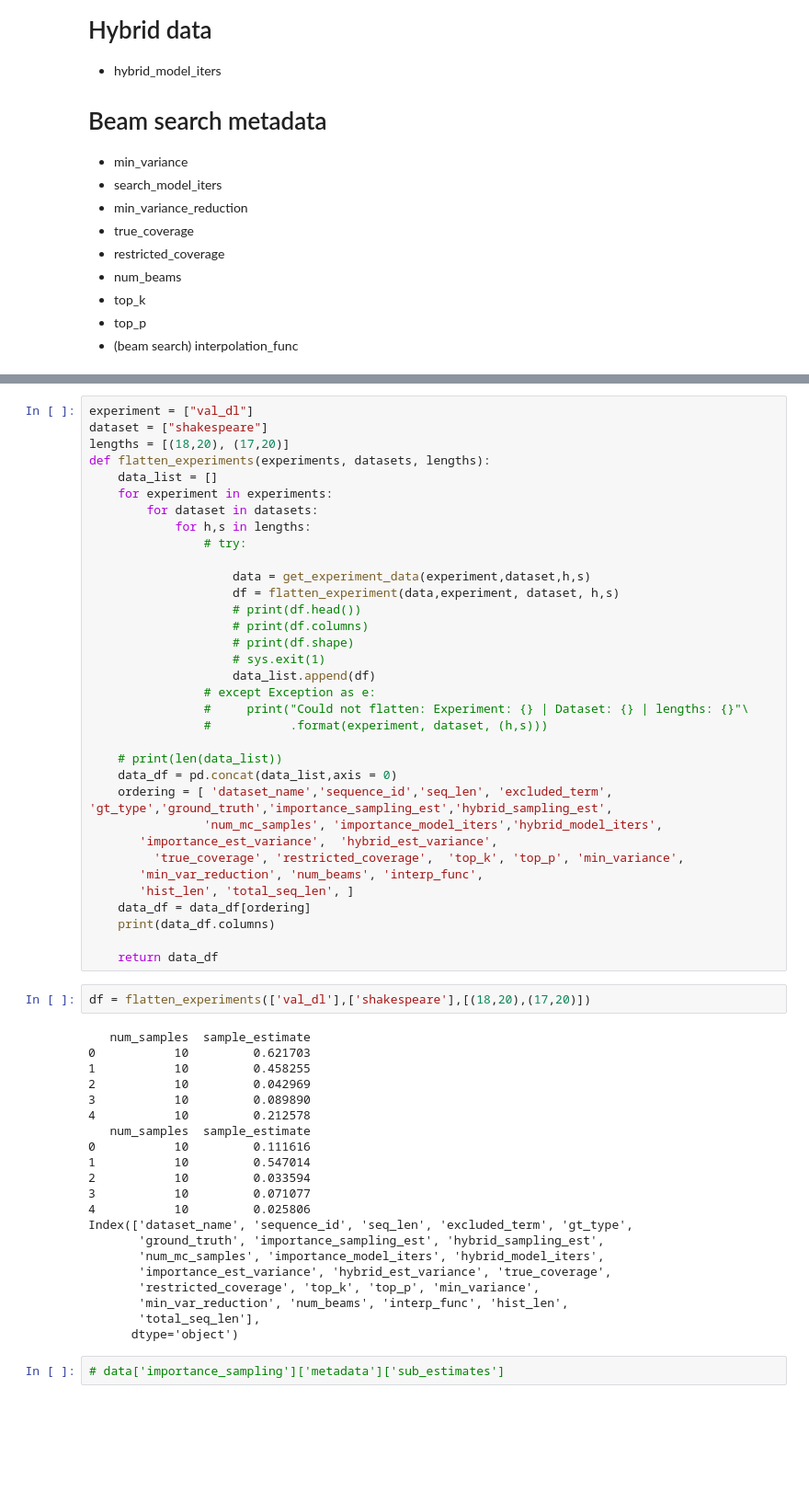
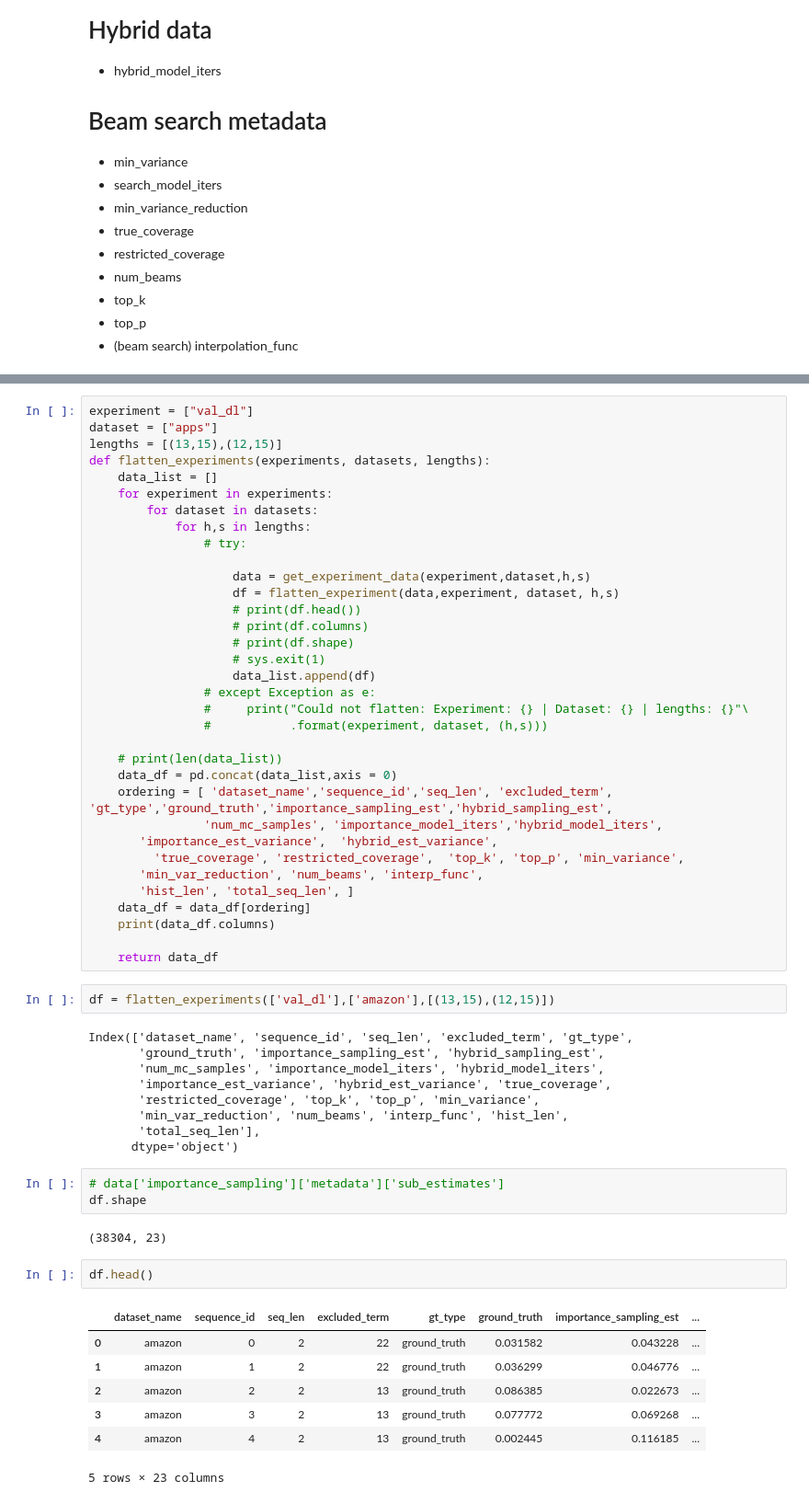
Before and after one commit to vshah99/prob_seq_queries_nnproject, a Jupyter notebook: notebooks/flatten_dataset.ipynb, the cells around one changed output, grey strips where cells are left out. Shown at 92% size. Saved outputs shown, nothing was run; the diff lists cells and outputs as text; blank space fills up the shorter version.

```diff
--- a/notebooks/flatten_dataset.ipynb
+++ b/notebooks/flatten_dataset.ipynb
@@ -246,8 +261,8 @@ def flatten_experiment(data_dict,experiment, dataset,h,s,
     return final_df
 # %%
 experiment = ["val_dl"]
-dataset = ["shakespeare"]
-lengths = [(18,20), (17,20)]
+dataset = ["apps"]
+lengths = [(13,15),(12,15)]
 def flatten_experiments(experiments, datasets, lengths):
     data_list = []
     for experiment in experiments:
@@ -279,20 +294,8 @@ def flatten_experiments(experiments, datasets, lengths):
 
     return data_df
 # %%
-df = flatten_experiments(['val_dl'],['shakespeare'],[(18,20),(17,20)])
+df = flatten_experiments(['val_dl'],['amazon'],[(13,15),(12,15)])
 # %% [output]
-   num_samples  sample_estimate
-0           10         0.621703
-1           10         0.458255
-2           10         0.042969
-3           10         0.089890
-4           10         0.212578
-   num_samples  sample_estimate
-0           10         0.111616
-1           10         0.547014
-2           10         0.033594
-3           10         0.071077
-4           10         0.025806
 Index(['dataset_name', 'sequence_id', 'seq_len', 'excluded_term', 'gt_type',
        'ground_truth', 'importance_sampling_est', 'hybrid_sampling_est',
        'num_mc_samples', 'importance_model_iters', 'hybrid_model_iters',
@@ -303,4 +306,17 @@ Index(['dataset_name', 'sequence_id', 'seq_len', 'excluded_term', 'gt_type',
       dtype='object')
 # %%
 # data['importance_sampling']['metadata']['sub_estimates']
+df.shape
+# %% [output]
+(38304, 23)
+# %%
+df.head()
+# %% [output]
+|  | dataset_name | sequence_id | seq_len | excluded_term | gt_type | ground_truth | importance_sampling_est | ... |
+| 0 | amazon | 0 | 2 | 22 | ground_truth | 0.031582 | 0.043228 | ... |
+| 1 | amazon | 1 | 2 | 22 | ground_truth | 0.036299 | 0.046776 | ... |
+| 2 | amazon | 2 | 2 | 13 | ground_truth | 0.086385 | 0.022673 | ... |
+| 3 | amazon | 3 | 2 | 13 | ground_truth | 0.077772 | 0.069268 | ... |
+| 4 | amazon | 4 | 2 | 13 | ground_truth | 0.002445 | 0.116185 | ... |
+5 rows × 23 columns
 # %%
```
Also changed, not shown: parts of 2 cells of this notebook, 7 other files.
